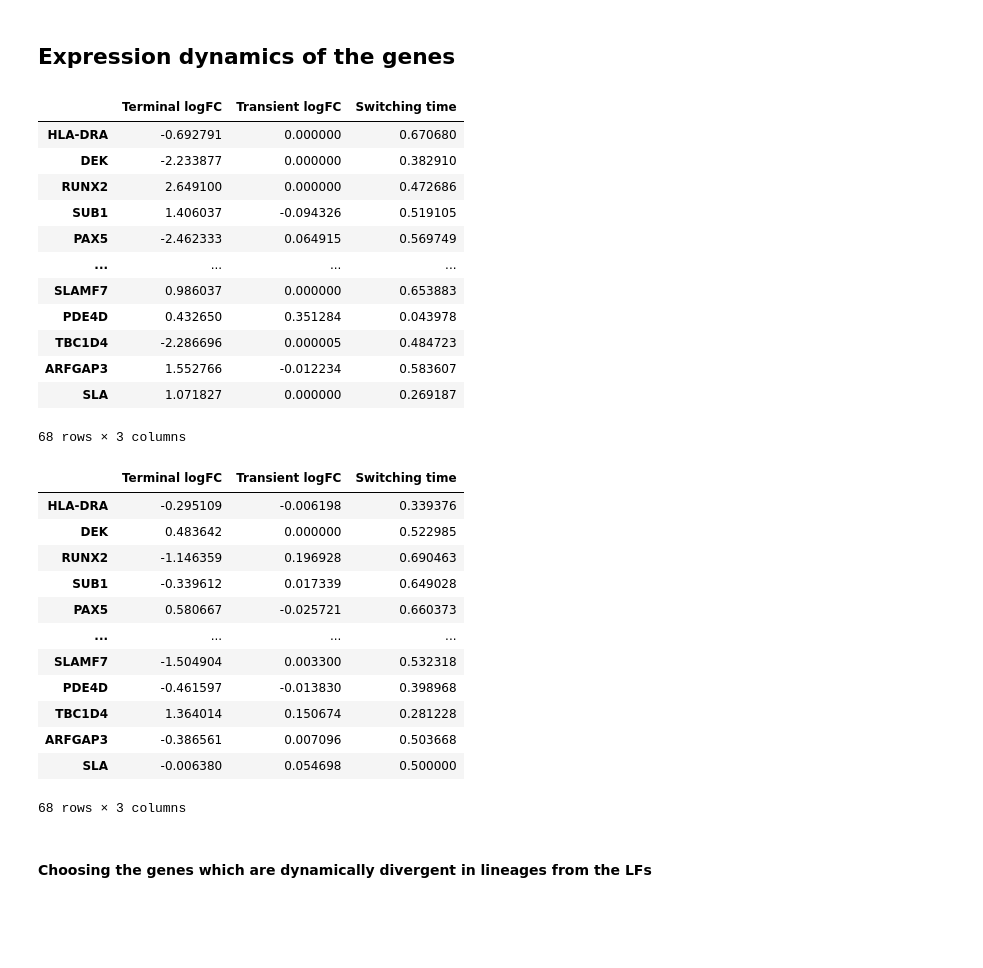
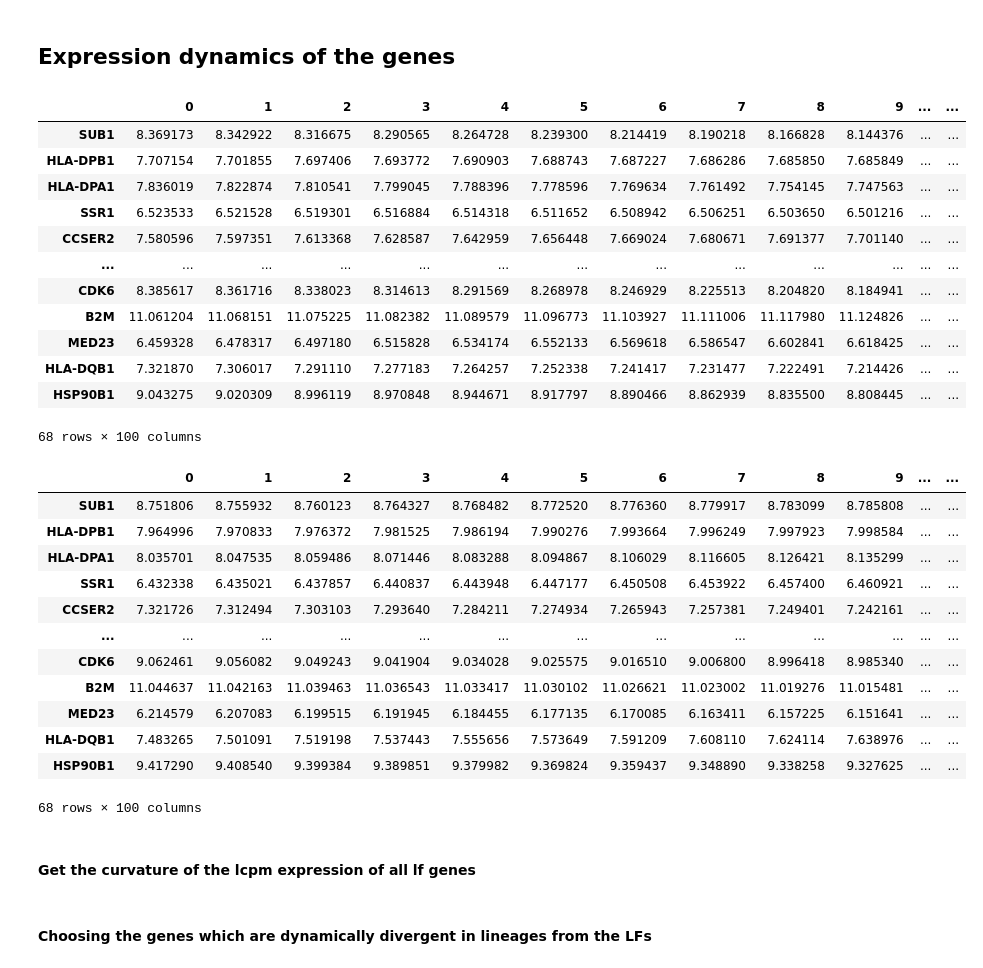
Before and after one commit to sachha-naksha/B_Cell_States, a Jupyter notebook: multiome_dynamic_regulation/py_scripts/analysis/LF_dynamics.ipynb, the cells around one changed output. Cells and saved outputs as stored; diff of their text form; code cells hidden in the pictures; blank space fills up the shorter version.

```diff
--- a/multiome_dynamic_regulation/py_scripts/analysis/LF_dynamics.ipynb
+++ b/multiome_dynamic_regulation/py_scripts/analysis/LF_dynamics.ipynb
@@ -96,44 +90,50 @@ Indices: {'HLA-DRA': 4200, 'DEK': 2479, 'RUNX2': 8586, 'SUB1': 9706, 'PAX5': 694
 # %%
 # get lcpm chars for these genes
 lcpm_dcurve_pb, dtime_pb = compute_expression_regulation_curves(dictys_dynamic_object, start=0, stop=2, num=100, dist=0.0005, mode="expression")
 # slice the dcurve for the lf genes using gene names which are indices in pandas df
 lf_lcpm_dcurve_pb = lcpm_dcurve_pb.loc[lf_genes]
 # get dchars for these genes
 lf_lcpm_dchar_pb = compute_curve_characteristics(lf_lcpm_dcurve_pb, dtime_pb)
-display(lf_lcpm_dchar_pb)
+display(lf_lcpm_dcurve_pb)
+# save lf_lcpm_dcurve_pb as pd dataframe pickle
+lf_lcpm_dcurve_pb.to_pickle(os.path.join(output_folder, 'lf_lcpm_dcurve_pb.pkl'))
 # %% [output]
-|  | Terminal logFC | Transient logFC | Switching time |
-| HLA-DRA | -0.692791 | 0.000000 | 0.670680 |
-| DEK | -2.233877 | 0.000000 | 0.382910 |
-| RUNX2 | 2.649100 | 0.000000 | 0.472686 |
-| SUB1 | 1.406037 | -0.094326 | 0.519105 |
-| PAX5 | -2.462333 | 0.064915 | 0.569749 |
-| ... | ... | ... | ... |
-| SLAMF7 | 0.986037 | 0.000000 | 0.653883 |
-| PDE4D | 0.432650 | 0.351284 | 0.043978 |
-| TBC1D4 | -2.286696 | 0.000005 | 0.484723 |
-| ARFGAP3 | 1.552766 | -0.012234 | 0.583607 |
-| SLA | 1.071827 | 0.000000 | 0.269187 |
+|  | 0 | 1 | 2 | 3 | 4 | 5 | 6 | 7 | 8 | 9 | ... | ... |
+| SUB1 | 8.369173 | 8.342922 | 8.316675 | 8.290565 | 8.264728 | 8.239300 | 8.214419 | 8.190218 | 8.166828 | 8.144376 | ... | ... |
+| HLA-DPB1 | 7.707154 | 7.701855 | 7.697406 | 7.693772 | 7.690903 | 7.688743 | 7.687227 | 7.686286 | 7.685850 | 7.685849 | ... | ... |
+| HLA-DPA1 | 7.836019 | 7.822874 | 7.810541 | 7.799045 | 7.788396 | 7.778596 | 7.769634 | 7.761492 | 7.754145 | 7.747563 | ... | ... |
+| SSR1 | 6.523533 | 6.521528 | 6.519301 | 6.516884 | 6.514318 | 6.511652 | 6.508942 | 6.506251 | 6.503650 | 6.501216 | ... | ... |
+| CCSER2 | 7.580596 | 7.597351 | 7.613368 | 7.628587 | 7.642959 | 7.656448 | 7.669024 | 7.680671 | 7.691377 | 7.701140 | ... | ... |
+| ... | ... | ... | ... | ... | ... | ... | ... | ... | ... | ... | ... | ... |
+| CDK6 | 8.385617 | 8.361716 | 8.338023 | 8.314613 | 8.291569 | 8.268978 | 8.246929 | 8.225513 | 8.204820 | 8.184941 | ... | ... |
+| B2M | 11.061204 | 11.068151 | 11.075225 | 11.082382 | 11.089579 | 11.096773 | 11.103927 | 11.111006 | 11.117980 | 11.124826 | ... | ... |
+| MED23 | 6.459328 | 6.478317 | 6.497180 | 6.515828 | 6.534174 | 6.552133 | 6.569618 | 6.586547 | 6.602841 | 6.618425 | ... | ... |
+| HLA-DQB1 | 7.321870 | 7.306017 | 7.291110 | 7.277183 | 7.264257 | 7.252338 | 7.241417 | 7.231477 | 7.222491 | 7.214426 | ... | ... |
+| HSP90B1 | 9.043275 | 9.020309 | 8.996119 | 8.970848 | 8.944671 | 8.917797 | 8.890466 | 8.862939 | 8.835500 | 8.808445 | ... | ... |
-68 rows × 3 columns
+68 rows × 100 columns
 # %%
 # get lcpm chars for these genes
-lcpm_dcurve_gc, dtime_gc = compute_expression_regulation_curves(dictys_dynamic_object, start=0, stop=3, num=100, dist=0.0005, mode="expression")
+lcpm_dcurve_gc, dtime_gc = compute_expression_regulation_curves(dictys_dynamic_object, start=1, stop=3, num=100, dist=0.0005, mode="expression")
 # slice the dcurve for the lf genes using gene names which are indices in pandas df
 lf_lcpm_dcurve_gc = lcpm_dcurve_gc.loc[lf_genes]
 # get dchars for these genes
 lf_lcpm_dchar_gc = compute_curve_characteristics(lf_lcpm_dcurve_gc, dtime_gc)
-display(lf_lcpm_dchar_gc)
+display(lf_lcpm_dcurve_gc)
+# save lf_lcpm_dcurve_gc as pickle
+lf_lcpm_dcurve_gc.to_pickle(os.path.join(output_folder, 'lf_lcpm_dcurve_gc.pkl'))
 # %% [output]
-|  | Terminal logFC | Transient logFC | Switching time |
-| HLA-DRA | -0.295109 | -0.006198 | 0.339376 |
-| DEK | 0.483642 | 0.000000 | 0.522985 |
-| RUNX2 | -1.146359 | 0.196928 | 0.690463 |
-| SUB1 | -0.339612 | 0.017339 | 0.649028 |
-| PAX5 | 0.580667 | -0.025721 | 0.660373 |
-| ... | ... | ... | ... |
-| SLAMF7 | -1.504904 | 0.003300 | 0.532318 |
-| PDE4D | -0.461597 | -0.013830 | 0.398968 |
-| TBC1D4 | 1.364014 | 0.150674 | 0.281228 |
-| ARFGAP3 | -0.386561 | 0.007096 | 0.503668 |
-| SLA | -0.006380 | 0.054698 | 0.500000 |
+|  | 0 | 1 | 2 | 3 | 4 | 5 | 6 | 7 | 8 | 9 | ... | ... |
+| SUB1 | 8.751806 | 8.755932 | 8.760123 | 8.764327 | 8.768482 | 8.772520 | 8.776360 | 8.779917 | 8.783099 | 8.785808 | ... | ... |
+| HLA-DPB1 | 7.964996 | 7.970833 | 7.976372 | 7.981525 | 7.986194 | 7.990276 | 7.993664 | 7.996249 | 7.997923 | 7.998584 | ... | ... |
+| HLA-DPA1 | 8.035701 | 8.047535 | 8.059486 | 8.071446 | 8.083288 | 8.094867 | 8.106029 | 8.116605 | 8.126421 | 8.135299 | ... | ... |
+| SSR1 | 6.432338 | 6.435021 | 6.437857 | 6.440837 | 6.443948 | 6.447177 | 6.450508 | 6.453922 | 6.457400 | 6.460921 | ... | ... |
+| CCSER2 | 7.321726 | 7.312494 | 7.303103 | 7.293640 | 7.284211 | 7.274934 | 7.265943 | 7.257381 | 7.249401 | 7.242161 | ... | ... |
+| ... | ... | ... | ... | ... | ... | ... | ... | ... | ... | ... | ... | ... |
+| CDK6 | 9.062461 | 9.056082 | 9.049243 | 9.041904 | 9.034028 | 9.025575 | 9.016510 | 9.006800 | 8.996418 | 8.985340 | ... | ... |
+| B2M | 11.044637 | 11.042163 | 11.039463 | 11.036543 | 11.033417 | 11.030102 | 11.026621 | 11.023002 | 11.019276 | 11.015481 | ... | ... |
+| MED23 | 6.214579 | 6.207083 | 6.199515 | 6.191945 | 6.184455 | 6.177135 | 6.170085 | 6.163411 | 6.157225 | 6.151641 | ... | ... |
+| HLA-DQB1 | 7.483265 | 7.501091 | 7.519198 | 7.537443 | 7.555656 | 7.573649 | 7.591209 | 7.608110 | 7.624114 | 7.638976 | ... | ... |
+| HSP90B1 | 9.417290 | 9.408540 | 9.399384 | 9.389851 | 9.379982 | 9.369824 | 9.359437 | 9.348890 | 9.338258 | 9.327625 | ... | ... |
-68 rows × 3 columns
+68 rows × 100 columns
+# %% [markdown]
+#### Get the curvature of the lcpm expression of all lf genes
```
Also changed, not shown: parts of 33 cells of this notebook, 4 other files.
